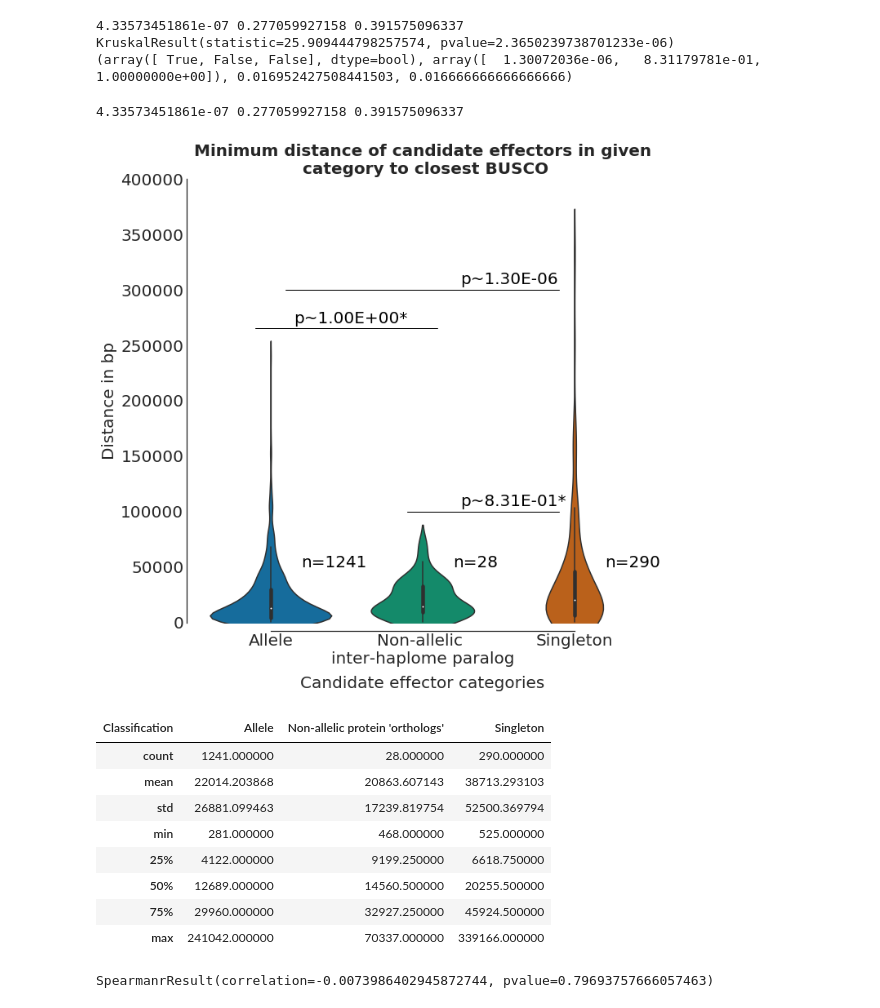
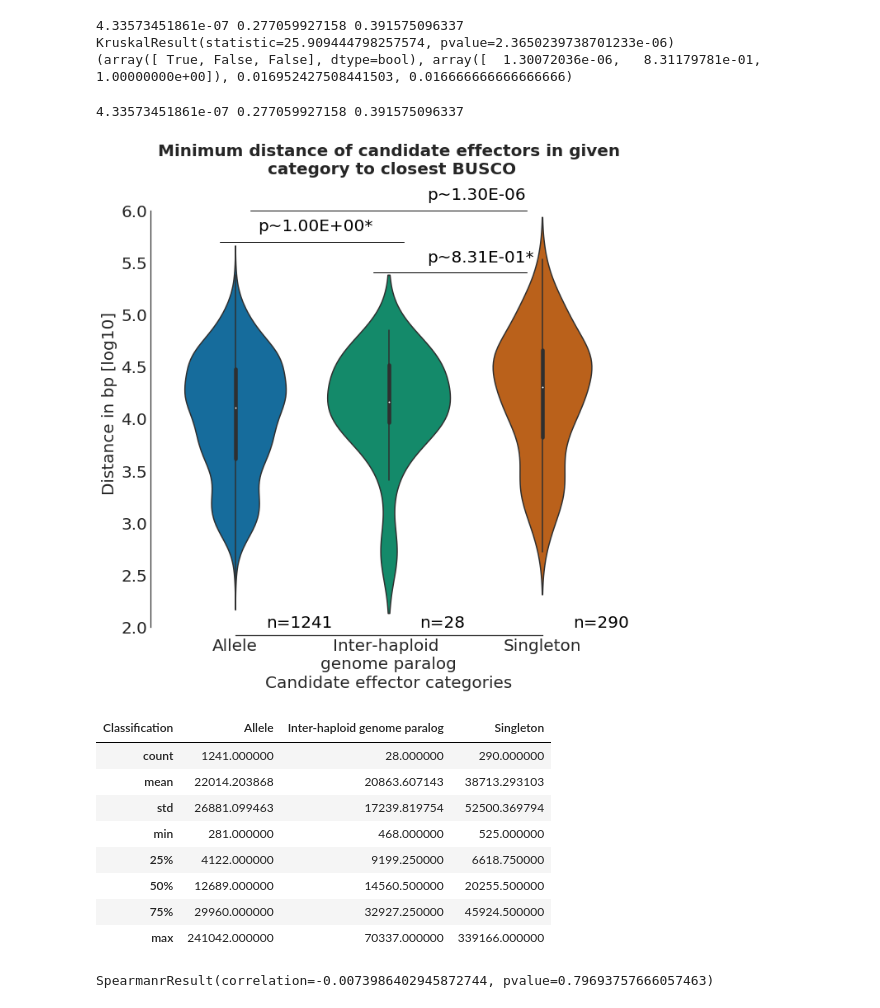
Before and after one commit to BenjaminSchwessinger/Pst_104_E137_A-_genome, a Jupyter notebook: notebooks/Pst_104E_v12_post_allele_analysis_submission_21092017.ipynb, the cells around one changed output. Drawn from its saved outputs; the diff is of its cells as text; code cells hidden in the pictures.

Commit message:
updated all figures and notebooks for the revisions

```diff
--- a/notebooks/Pst_104E_v12_post_allele_analysis_submission_21092017.ipynb
+++ b/notebooks/Pst_104E_v12_post_allele_analysis_submission_21092017.ipynb
@@ -994,3 +992,7 @@ allele_hit_df.to_csv(os.path.join(OUT_PATH, 'Pst_104E_v12_p_ctg.all.alleles.hit.
+# %%
+####Changed here loading in the file
+allele_hit_df = pd.read_csv(os.path.join(OUT_PATH, 'Pst_104E_v12_p_ctg.all.alleles.hit.df')\
+                     , sep='\t')
 # %%
 #make a classification column to enable better plotting
 allele_hit_df['p_classification'] = 'None'
@@ -1293,75 +1303,82 @@ _, [cp_sa,cp_sn, cp_an] , _, _ = statsmodels.sandbox.stats.multicomp.multipletes
 4.33573451861e-07 0.277059927158 0.391575096337
 KruskalResult(statistic=25.909444798257574, pvalue=2.3650239738701233e-06)
 (array([ True, False, False], dtype=bool), array([  1.30072036e-06,   8.31179781e-01,   1.00000000e+00]), 0.016952427508441503, 0.016666666666666666)
+# %%
+#revision out path
+REV_OUT = '/home/benjamin/genome_assembly/PST79/FALCON/p_assemblies/v9_1/Pst_104E_v12/revision/new_figures'
 # %%
 from matplotlib.font_manager import FontProperties
 df = e_to_b_closest_df
 sns.set_style("white")
 #do a boxplot and swarmplot on the same data
 fig, ax = plt.subplots(figsize=(10, 10))
-
+#get a log distance
+df['log_distance'] =  df.distance.apply(lambda x: np.log10(x))
 #quick rename
-r_index = df[df.Classification == "Non-allelic protein 'orthologs'"].index
-df.loc[r_index, 'Classification'] = "Non-allelic \ninter-haplome paralog"
+r_index = df[df.Classification == 'Non-allelic \ninter-haplome paralog'].index
+df.loc[r_index, 'Classification'] = "Inter-haploid \ngenome paralog"
 #ax.set_xscale("log")
-sns.violinplot(x='Classification', y='distance', data =df,
+sns.violinplot(x='Classification', y='log_distance', data =df,
           whis=np.inf, palette=sns.color_palette('colorblind'))
 plt.setp(ax.artists, alpha=.01)
 #sns.swarmplot(y="value", x="variable", data=df,
  #           size=2, color=".3", linewidth=0)
 #set the labels
-plt.ylim(0, 400000)
+plt.ylim(2, 6.3)
 
 #add the title
 font0 = FontProperties()
 font = font0.copy()
 font.set_weight('bold')
 font.set_size(20)
 
 title = 'Minimum distance of candidate effectors in given category to closest BUSCO'
 plt.title(title.replace('given', 'given\n'), fontproperties=font)
 
 #add the title
 font0 = FontProperties()
 font_axis = font0.copy()
 font_axis.set_size(20)
 
 plt.xlabel("Candidate effector categories", fontproperties=font_axis)
-plt.ylabel('Distance in bp',fontproperties=font_axis)
+plt.ylabel('Distance in bp [log10]',fontproperties=font_axis)
 #adjust the position of the label
-ax.xaxis.set_label_coords(0.5,-0.12)
+#ax.xaxis.set_label_coords(0.5,-0.12)
 
 
 #set font size for labels and such
 fs = 20
 print(p_sa, p_sn, p_an)
 #plot the ns number is the plot as well
-ax.text(0.2, 50000, 'n=%i'% len(a_test), color='k', fontsize=fs)
-ax.text(1.2, 50000, 'n=%i'% len(n_test), color='k', fontsize=fs)
-ax.text(2.2, 50000, 'n=%i'% len(s_test), color='k', fontsize=fs)
+ax.text(0.2, 2, 'n=%i'% len(a_test), color='k', fontsize=fs)
+ax.text(1.2, 2, 'n=%i'% len(n_test), color='k', fontsize=fs)
+ax.text(2.2, 2, 'n=%i'% len(s_test), color='k', fontsize=fs)
 #add the stats to it as well with numbers and lines
-ax.text(0.15, 270000, 'p~%.2E*'% cp_an, color='k', fontsize=fs)
-ax.plot([-0.1, 1.1], [265000, 265000],color ='k' ,lw=1)
-ax.text(1.25, 305000, 'p~%.2E'% cp_sa, color='k', fontsize=fs)
-ax.plot([0.1, 1.9], [300000, 300000],color ='k' ,lw=1)
-ax.text(1.25, 105000, 'p~%.2E*'% cp_sn, color='k', fontsize=fs)
-ax.plot([0.9, 1.9], [100000, 100000],color ='k' ,lw=1)
+ax.text(0.15, 5.8, 'p~%.2E*'% cp_an, color='k', fontsize=fs)
+ax.plot([-0.1, 1.1], [5.7, 5.7],color ='k' ,lw=1)
+ax.text(1.25, 6.1, 'p~%.2E'% cp_sa, color='k', fontsize=fs)
+ax.plot([0.1, 1.9], [6, 6],color ='k' ,lw=1)
+ax.text(1.25, 5.5, 'p~%.2E*'% cp_sn, color='k', fontsize=fs)
+ax.plot([0.9, 1.9], [5.4, 5.4],color ='k' ,lw=1)
 sns.despine(offset=10, trim=True)
 
 #fontsize of ticks
 ax.tick_params(labelsize=fs)
 
+#make yaxis log scale
+#ax.set_yscale("log")
+
 #save the file as well
 out_file_name = "_".join(title.split(' '))
-fig.savefig(os.path.join(OUT_FOLDER_FIG, out_file_name+'_v2.png'), dpi=600)
+fig.savefig(os.path.join(REV_OUT, out_file_name+'_v3.png'), dpi=600)
 # %% [output]
 4.33573451861e-07 0.277059927158 0.391575096337
-[figure, old version]
+[figure, new version]
 # %%
 #quick summary of the data
 e_to_b_closest_df.groupby('Classification')['distance'].describe().T
 # %% [output]
-| Classification | Allele | Non-allelic protein 'orthologs' | Singleton |
+| Classification | Allele | Inter-haploid genome paralog | Singleton |
 | count | 1241.000000 | 28.000000 | 290.000000 |
 | mean | 22014.203868 | 20863.607143 | 38713.293103 |
 | std | 26881.099463 | 17239.819754 | 52500.369794 |
```
Also changed, not shown: parts of 16 cells of this notebook, 3 other files.
